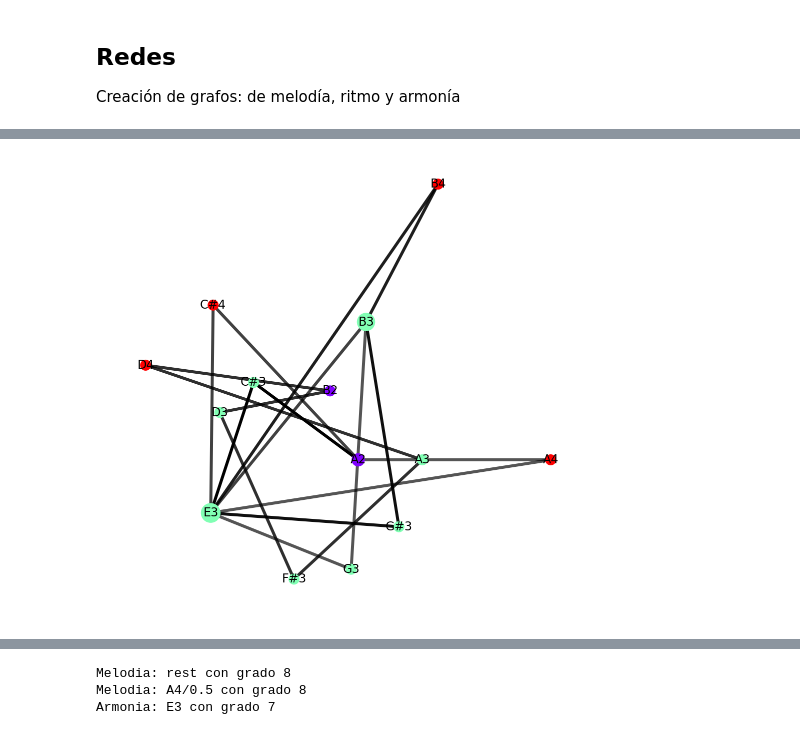
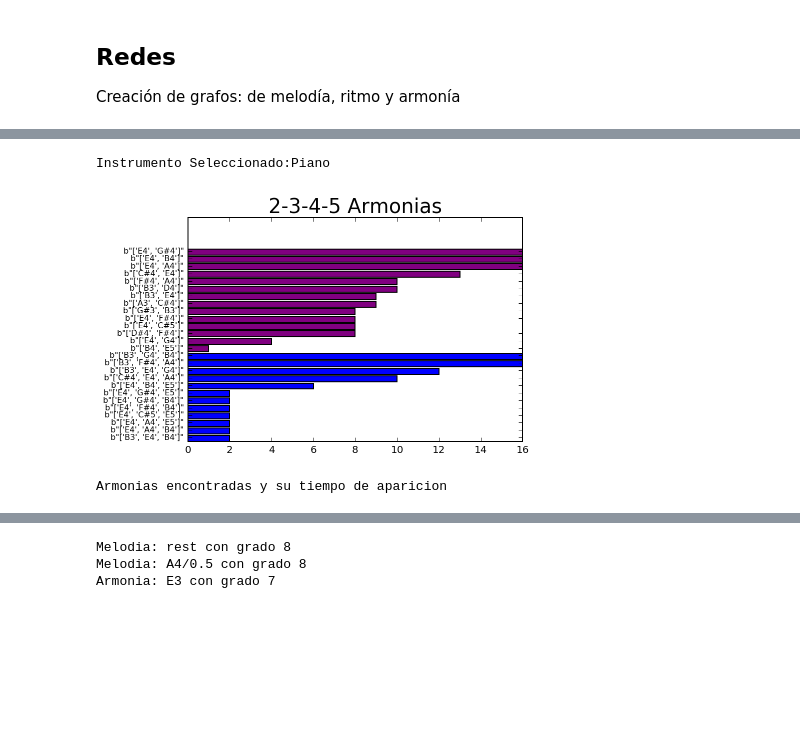
Before and after one commit to Redes2018/TP_esp, a Jupyter notebook: analisis.ipynb, the cells around one changed output, grey strips where cells are left out. Saved outputs shown, nothing was run; the diff lists cells and outputs as text; code cells hidden in the pictures; blank space fills up the shorter version.

Commit message:
Agrego armonia undirected y analisis cliques a Analisis.ipynb

```diff
--- a/analisis.ipynb
+++ b/analisis.ipynb
@@ -59,8 +57,9 @@ Partes: ['Voice', 'Piano', 'Piano', 'Acoustic Guitar', 'Acoustic Guitar', 'Acous
 # %%
 # Creación de grafo de la armonia
 # Argumentos: cancion,index de voz
-G_a = f_xml2graph_armonia(cancion,0)
-plt.figure(figsize=(8,8))
-graficar(G_a,labels=True)
+cancion = r'./partituras/Rock/Beatles/beatles_wood.mxl'
+AU=f_xml2graph_armonia(cancion, 1)[2]
 # %% [output]
+Instrumento Seleccionado:Piano
-[figure, old version]
+[figure, new version]
+Armonias encontradas y su tiempo de aparicion
```
Also changed, not shown: parts of 6 cells of this notebook.
